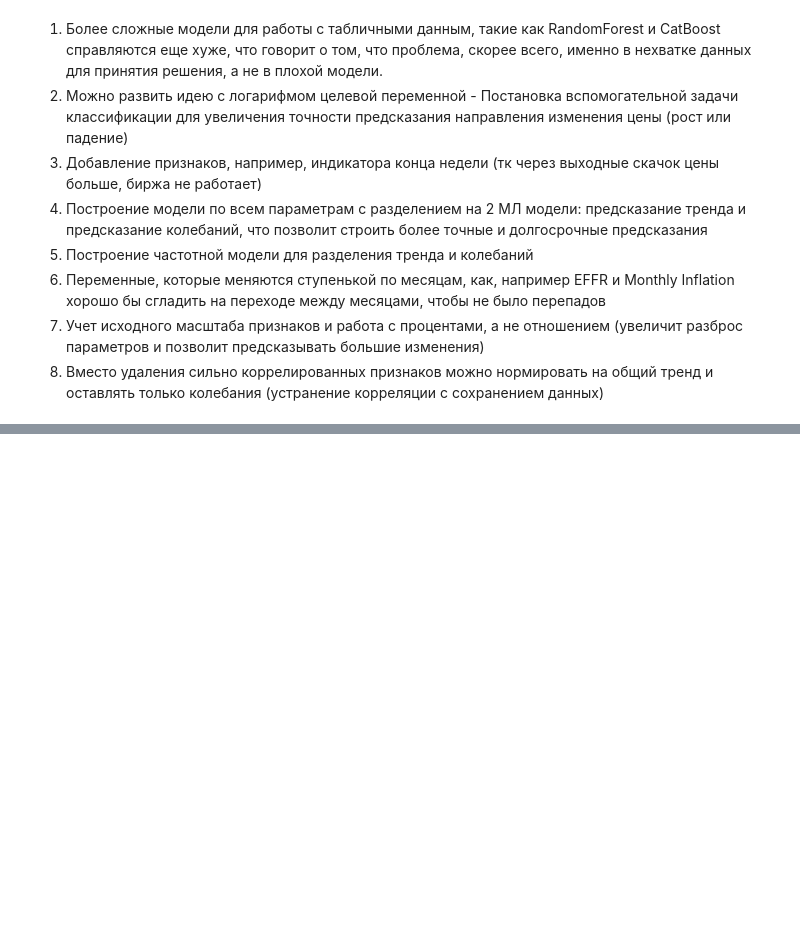
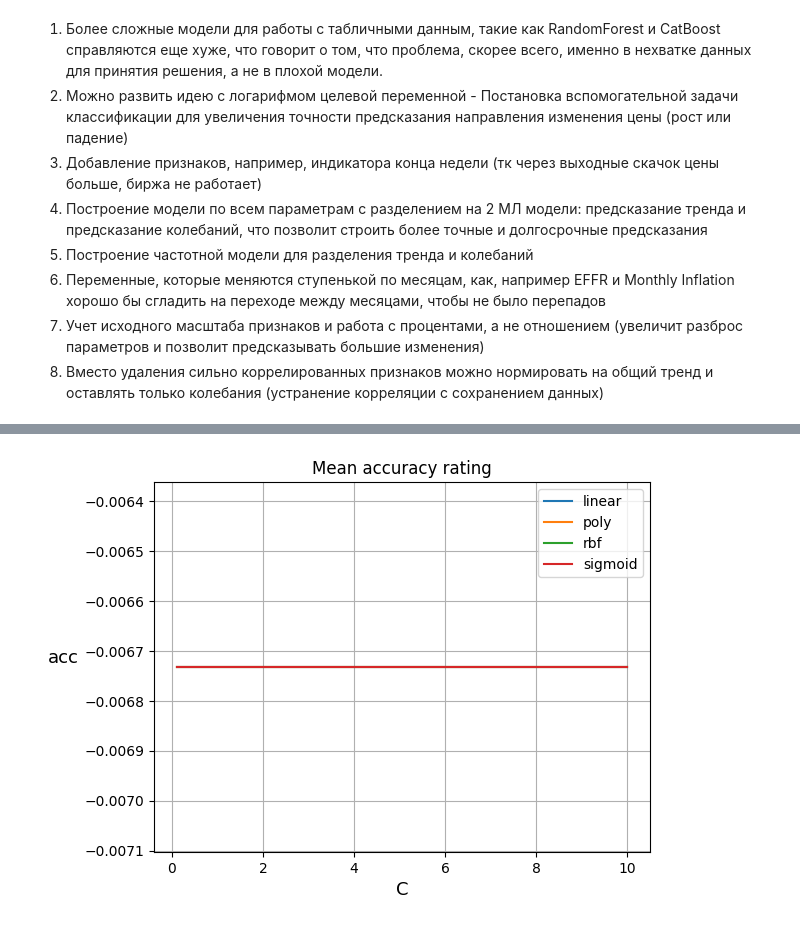
Before and after one commit to marymikkey/SKOLTECH_ML_prep, a Jupyter notebook: task_1/predicting_gold_returns_linreg_mary.ipynb, the cells around one changed output, grey strips where cells are left out. Cells and saved outputs as stored; diff of their text form; code cells hidden in the pictures; blank space fills up the shorter version.

```diff
--- a/task_1/predicting_gold_returns_linreg_mary.ipynb
+++ b/task_1/predicting_gold_returns_linreg_mary.ipynb
@@ -838,0 +902,28 @@ print(f'Реальная цена на 30 сентября - завтра и у
+# %%
+def print_cv_results(gs_obj, len_gs, param_r, param_sep):
+    gs_params = gs_obj.get_params()
+    category = len(gs_params['param_grid'][param_sep])
+    metrics=gs_obj.cv_results_['mean_test_score'].reshape(len_gs, category)
+
+    df=pd.DataFrame(metrics)
+
+    pen_par=gs_params['param_grid'][param_sep]
+    c_par=gs_params['param_grid'][param_r].tolist()
+    columns_mapper=dict(zip(range(0, len(pen_par)),pen_par))
+    row_mapper=dict(zip(range(0, len(c_par)), c_par))
+
+    df.rename(columns=columns_mapper, index=row_mapper, inplace=True)
+
+    plot = df.plot(title='Mean accuracy rating',grid=True)
+    plot.set_xlabel(param_r, fontsize=13)
+    plot.set_ylabel('acc', rotation=0, fontsize=13, labelpad=15)
+# %%
+svr = SVR(max_iter=100)
+
+param_grid={
+    'C': arr,
+    'kernel': ['linear', 'poly', 'rbf', 'sigmoid']}
+
+gs=GridSearchCV(svr,param_grid=param_grid, cv=5,
+                n_jobs=-1, scoring='neg_mean_absolute_error', verbose=3)
+gs.fit(X, Y);
@@ -838,0 +948,4 @@ print(f'Реальная цена на 30 сентября - завтра и у
+# %%
+print_cv_results(gs, len(arr), 'C','kernel')
+# %% [output]
+[figure, added]
```
Also changed, not shown: parts of 25 cells of this notebook, 18 other files.
